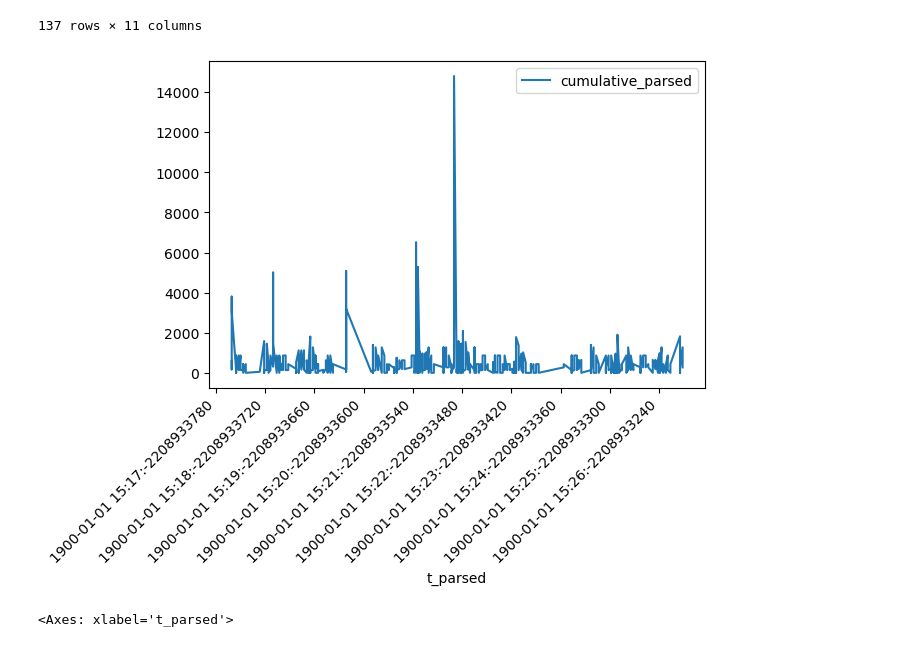
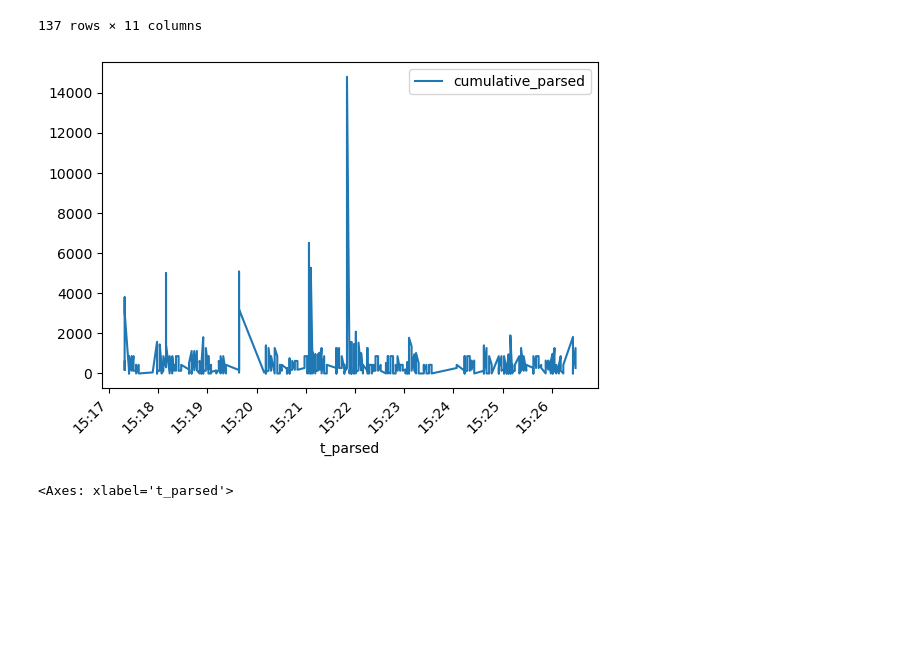
Before and after one commit to Jaapel/wflow-cloud-pilot, a Jupyter notebook: plot_results.ipynb, the cells around one changed output. Saved outputs shown, nothing was run; the diff lists cells and outputs as text; code cells hidden in the pictures; blank space fills up the shorter version.

```diff
--- a/plot_results.ipynb
+++ b/plot_results.ipynb
@@ -1,10 +1,15 @@
 # %%
 import pandas as pd
+# %%
+filename = "network_usage.csv"
+time_column = "t_parsed"
+network_usage_column = "cumulative_parsed"
+hostname = "172.21.134.247"
 # %%
-df = pd.read_csv("network_usage.csv")
-df["t_parsed"] = pd.to_datetime(df["t_parsed"])
+df = pd.read_csv(filename)
+df[time_column] = pd.to_datetime(df[time_column])
 df.loc[df["direction"] == "=>"]
-df.loc[df["host/name"] == "172.21.134.247"]
+df.loc[df["host/name"] == hostname]
 # %% [output]
 |  | Unnamed: 0 | # | host/name | direction | 2s | 10s | 40s | cumulative | t | ... |
 | 2 | 2 | 1.0 | 172.21.134.247 | => | 544b | 544b | 544b | 136B | 15-26-03.120180925 | ... |
@@ -22,15 +27,15 @@ df.loc[df["host/name"] == "172.21.134.247"]
 # %%
 import matplotlib.pyplot as plt
 import matplotlib.dates as mdates
 
 fig, ax = plt.subplots()
 
-df.plot(x="t_parsed", y="cumulative_parsed", ax=ax)
-dateformat = mdates.DateFormatter('%Y-%m-%d %H:%M:%s')
+df.plot(x=time_column, y=network_usage_column, ax=ax)
+dateformat = mdates.DateFormatter('%H:%M')
 ax.xaxis.set_major_formatter(dateformat)
 fig.autofmt_xdate(rotation=45)
 # %% [output]
-[figure, old version]
+[figure, new version]
 # %%
 ax
 # %% [output]
```
Also changed, not shown: 7 other files.
